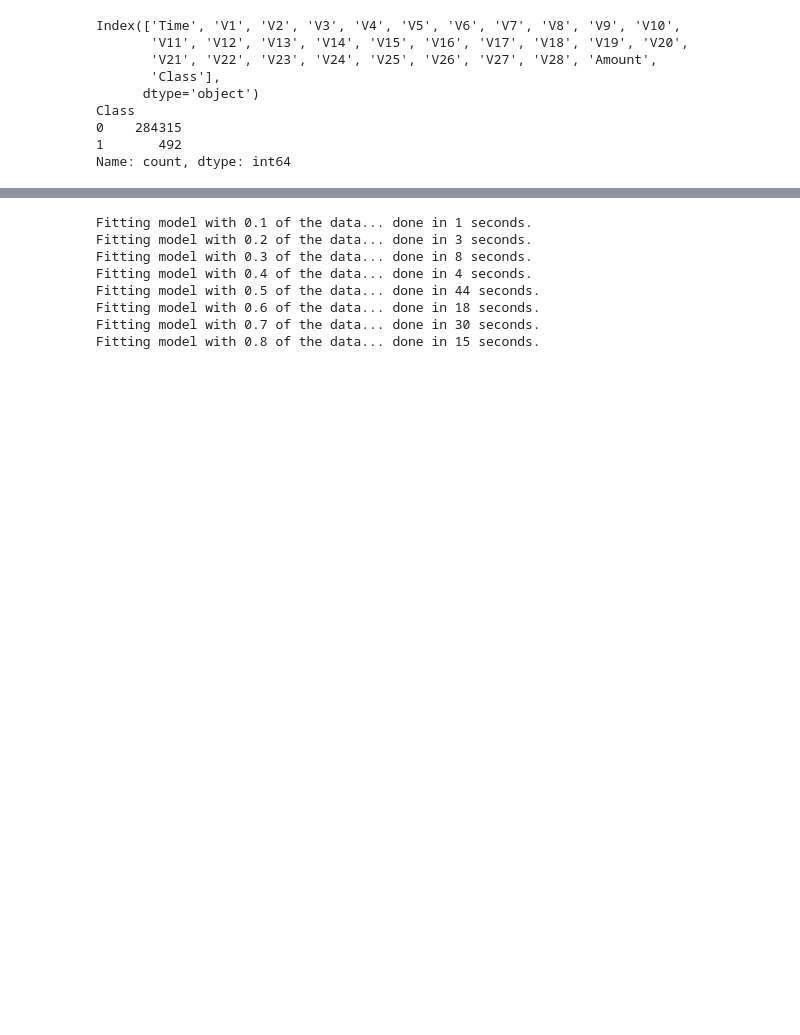
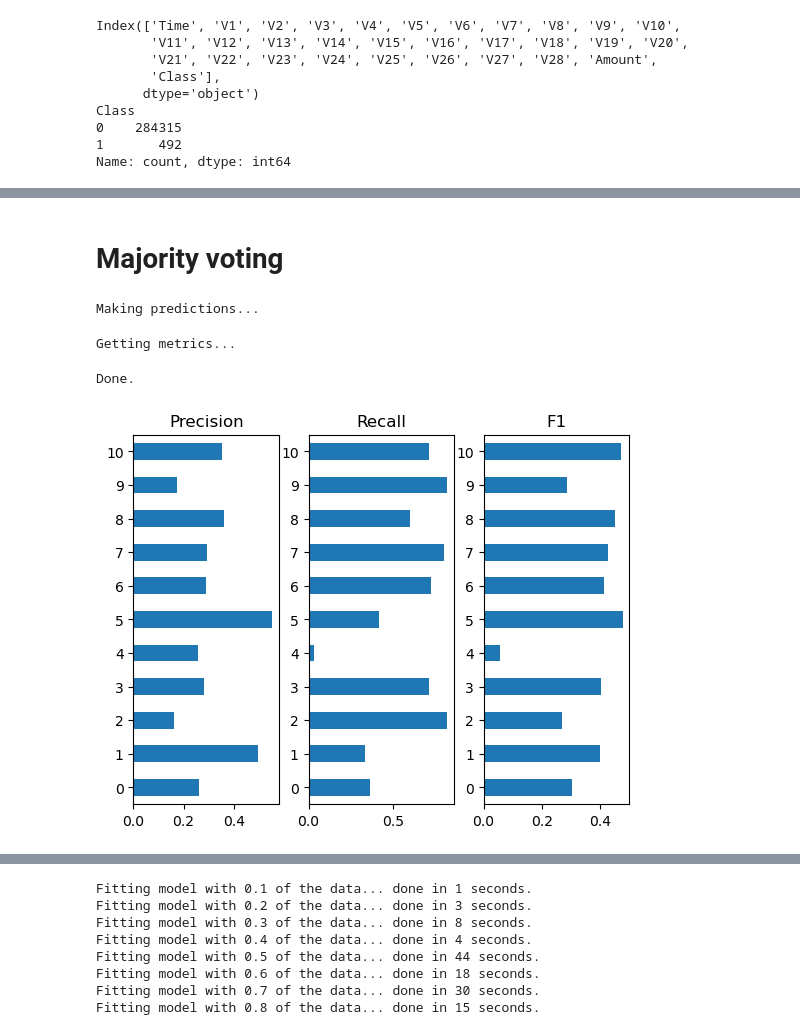
Before and after one commit to ethanyang-sjsu/Cmpe256_CreditCard, a Jupyter notebook: sb_2.ipynb, the cells around one changed output, grey strips where cells are left out. Drawn from its saved outputs; the diff is of its cells as text; code cells hidden in the pictures; blank space fills up the shorter version.

Commit message:
Update sb2 with majority voting

```diff
--- a/sb_2.ipynb
+++ b/sb_2.ipynb
@@ -81,0 +104,48 @@ pred_df = bootstrap(all_x, all_y, 10, 0.2)
+# %% [markdown]
+# Majority voting
+# %%
+def weighted_predict(X, y, df, weight_by=None):
+    n = y.shape
+    y_weighted = np.zeros(n)
+    all_predictions = []
+    all_metrics = []
+
+    models = df['Model'].values
+    if weight_by is None:
+        weights = [1 for _ in range(n)]
+    else:
+        weights = df[weight_by].values
+
+    print("Making predictions...")
+    for model, weight in tqdm(zip(models, weights)):
+        y_raw = model.predict(X)
+        all_predictions.append(y_raw)  # save this off for later comparison
+        y_pred = y_raw * 2 - 1  # transform to range [-1, 1]
+        y_pred = y_pred * weight
+        y_weighted += y_pred
+    # predictions are now in a range such that:
+    # y >= 0 means a positive classification
+    # y < 0 means a negative classification
+    y_weighted = y_weighted >= 0
+    all_predictions.append(y_weighted)
+
+    print("Getting metrics...")
+    for prediction in tqdm(all_predictions):
+        d = {}
+        d["Precision"] = precision_score(y, prediction)
+        d["Recall"] = recall_score(y, prediction)
+        d["F1"] = f1_score(y, prediction)
+        all_metrics.append(d)
+
+    print("Done.")
+    return pd.DataFrame(all_metrics)
+# %%
+weight_df = weighted_predict(all_x.values, all_y.values, pred_df, 'F1')
+# %% [output]
+Making predictions...
+Getting metrics...
+Done.
+# %%
+plot_metrics(weight_df)
+# %% [output]
+[figure, added]
```
Also changed, not shown: parts of 11 cells of this notebook.
